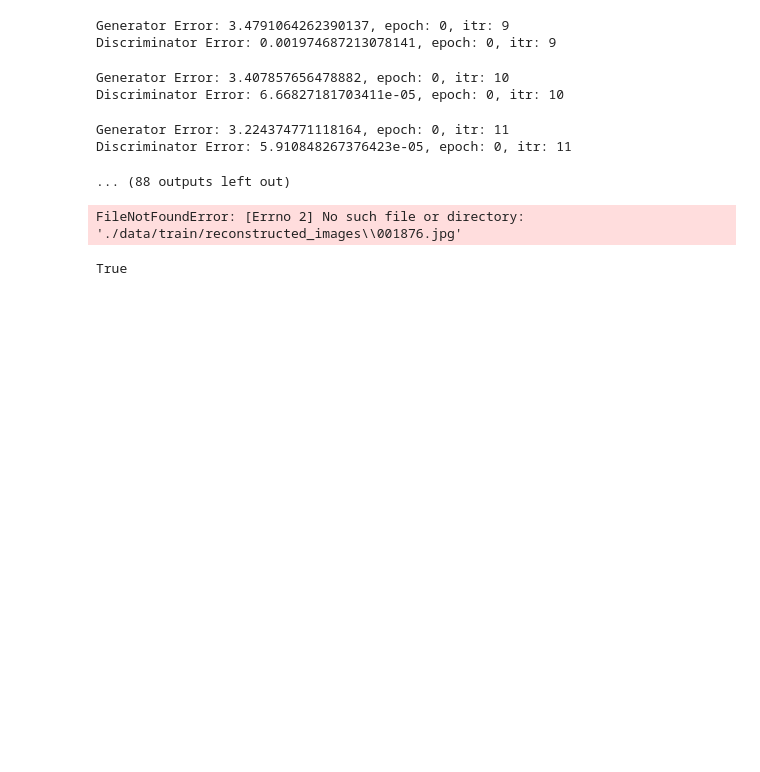
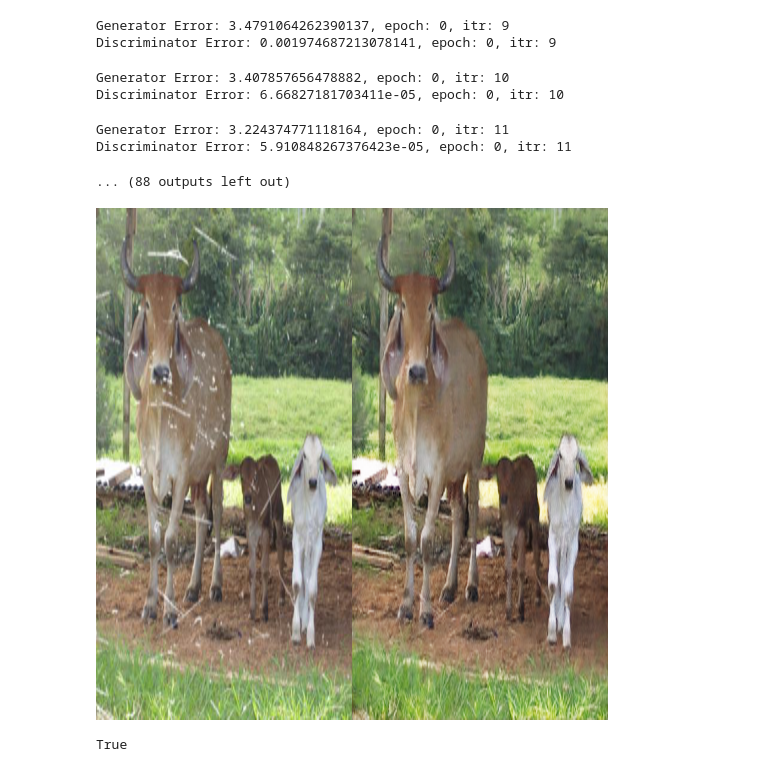
Before and after one commit to Imsanskar/Old-image-restoration-minor, a Jupyter notebook: webpage/pix2pix/model.ipynb, the cells around one changed output. Saved outputs shown, nothing was run; the diff lists cells and outputs as text; code cells hidden in the pictures; blank space fills up the shorter version.

```diff
--- a/webpage/pix2pix/model.ipynb
+++ b/webpage/pix2pix/model.ipynb
@@ -195,7 +195,7 @@ print(cuda)
 # initialize weights if the model is not found in the paths
 if os.path.exists("saved_models/generator.pth"):
     print("Generator Found")
-    generator.load_state_dict(torch.load("saved_models/generator.pth", map_location = device))
+    generator.load_state_dict(torch.load("saved_models/generator_loss_weight_100.pth", map_location = device))
 else:
     generator.apply(weights_init_normal)
 
@@ -234,7 +234,7 @@ Discriminator Found
 # %%
 transform = transforms.Compose([
     transforms.ToTensor(), # transform to tensor
-    transforms.Resize((image_width, image_height)) # Resize the image to constant size
+    transforms.Resize((512, 512)) # Resize the image to constant size
 ])
 
 # create a dataloader
@@ -246,6 +246,8 @@ dataloader = DataLoader(
     shuffle = True
 )
 
+val_pair_image_dataloader = img_dataloader.ImageDataset("./data/val/old_image", "./data/val/reconstructed_image", transform)
+
 torch.cuda.empty_cache()
 # %%
 for epoch in range(10):
@@ -327,28 +329,29 @@ Generator Error: 3.224374771118164, epoch: 0, itr: 11
 Discriminator Error: 5.910848267376423e-05, epoch: 0, itr: 11
 ... (88 outputs left out)
 # %%
-test_image_index = 1875
+generator.load_state_dict(torch.load("saved_models/generator_test.pth", map_location = device))
+test_image_index = 80
 
-generated_image = generator(pair_image_dataloader[test_image_index]['A'].unsqueeze(0).to(device)).detach().cpu().numpy()[0]
+generated_image = generator(val_pair_image_dataloader[test_image_index]['A'].unsqueeze(0).to(device)).detach().cpu().numpy()[0]
 output_image = image_manipulation.np_to_pil(
     generated_image
 )
 # print(torch.norm(discriminator(
 #     generated_image,
 #     pair_image_dataloader[test_image_index]['B']
 # )))
 original_image = image_manipulation.np_to_pil(
-    pair_image_dataloader[test_image_index]['A'].detach().cpu().numpy()
+    val_pair_image_dataloader[test_image_index]['A'].detach().cpu().numpy()
 )
 
 new_image = Image.new(output_image.mode, (512, 256))
 
 new_image.paste(original_image, (0, 0))
 new_image.paste(output_image, (256, 0))
 
-new_image
+new_image.resize((512, 512))
 # %% [output]
-FileNotFoundError: [Errno 2] No such file or directory: './data/train/reconstructed_images\\001876.jpg'
+[figure, added]
 # %%
 torch.save(generator.state_dict(), "saved_models/generator.pth")
 torch.save(discriminator.state_dict(), "saved_models/discriminator.pth")
```
Also changed, not shown: parts of 2 cells of this notebook, 8 other files.
